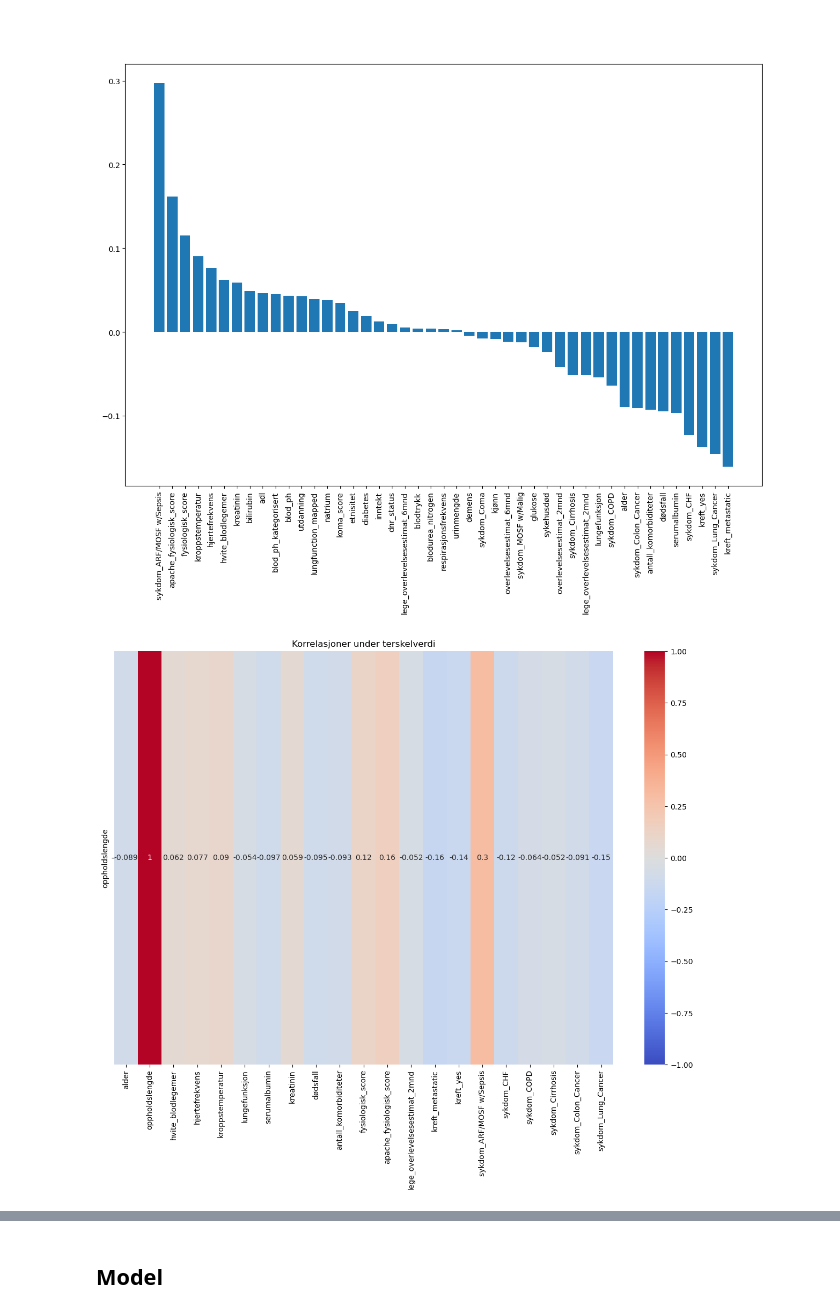
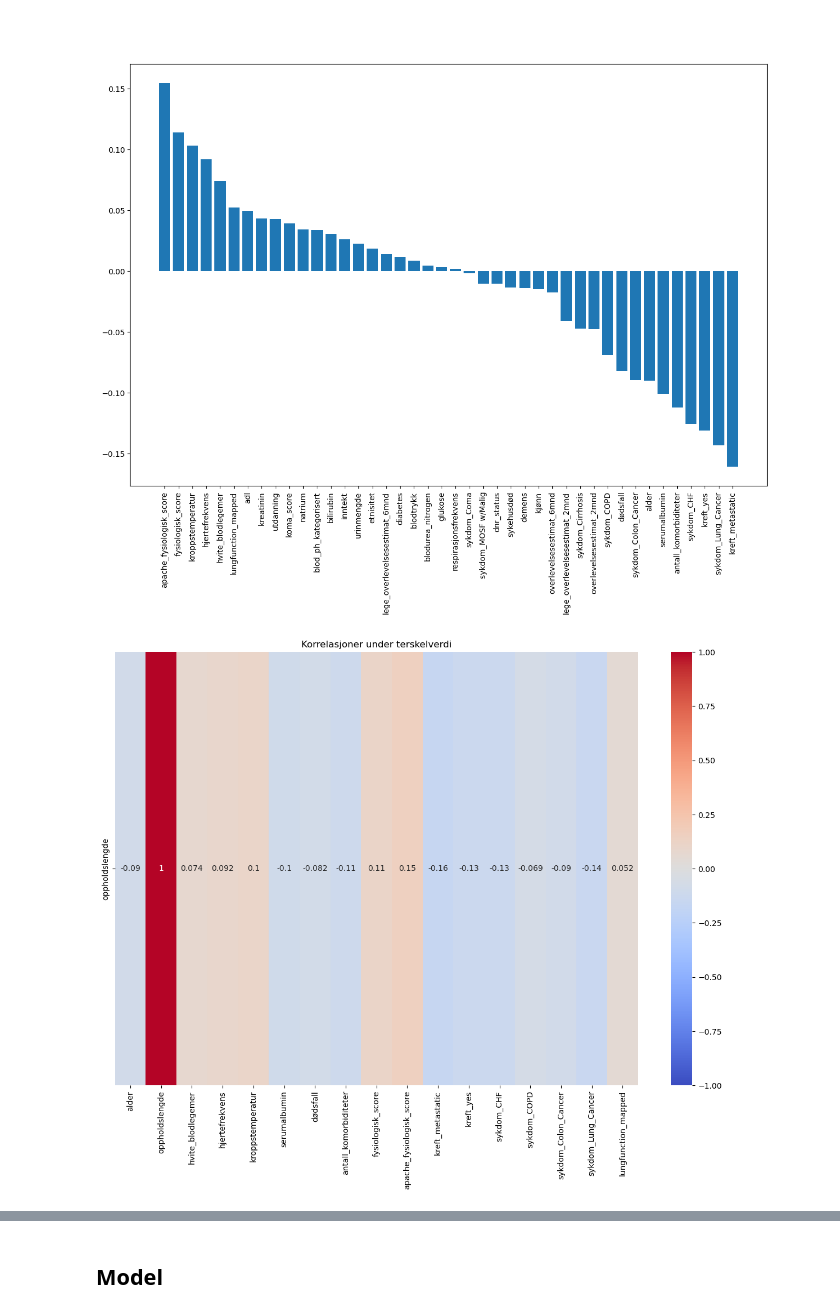
Before and after one commit to asfag4191/Predicted-hospital-stay, a Jupyter notebook: Preperation.ipynb, the cells around one changed output, grey strips where cells are left out. Cells and saved outputs as stored; diff of their text form; code cells hidden in the pictures.

```diff
--- a/Preperation.ipynb
+++ b/Preperation.ipynb
@@ -37,7 +57,7 @@ income_mapping= {
 }
 df_demographic['inntekt']=df_demographic['inntekt'].map(income_mapping)
 df_demographic=df_demographic.replace({True:1, False:0}) #gjør om boolean til numerisk verdi.
-df_demographic['alder'] = df_demographic['alder'].apply(lambda x : x if x > 0 else 0) #sette eventuell negativ alder til NaN
-df_demographic
+df_demographic['alder'] = df_demographic['alder'].apply(lambda x: x if x > 0 else np.nan)
+df_demographic.isnull().sum()
 # %% [output]
 Downcasting behavior in `replace` is deprecated and will be removed in a future version. To retain the old behavior, explicitly call `result.infer_objects(copy=False)`. To opt-in to the future behavio ...
@@ -125,5 +166,10 @@ df_severity['dnr_status'] = df_severity['dnr_status'].astype(float)
 # %%
-df_severity= pd.get_dummies(df_severity, columns=['sykdom_underkategori']) #gjør om til dummy variabler
+encoder = OneHotEncoder(sparse_output=False, drop='first')
+encoded_data=encoder.fit_transform(df_severity[['sykdom_underkategori']])
+encoded_columns = pd.DataFrame(encoded_data, columns=encoder.get_feature_names_out(['sykdom_underkategori']))
+df_severity = pd.concat([df_severity, encoded_columns], axis=1)
+df_severity.drop(['sykdom_underkategori'], axis=1, inplace=True)
+
 df_severity.head()
 # %% [output]
 |  | pasient_id | dødsfall | antall_komorbiditeter | koma_score | fysiologisk_score | apache_fysiologisk_score | ... |
@@ -176,6 +222,6 @@ severity_mapping = {'Severe': 3, 'Moderate': 2, 'Mild': 1, 'Normal': 0}
 df['lungfunction_mapped']=pd.cut(df['lungefunksjon'], bins=bins, labels=labels, right=False).map(severity_mapping)
 
 #Fjerner den orginale kolonnen 'lungefunksjon'
-df.drop(columns=['lungefunksjon'])
-df
+df.drop(columns=['lungefunksjon'], inplace=True)
+df.columns
 # %% [output]
@@ -201,6 +254,8 @@ df
 df['blod_ph_kategorisert'] = pd.cut(df['blod_ph'],
                                     bins=[-float('inf'),7.35,7.45,float('inf')],
                                     labels=[-1,0,1])
+df.drop(columns=['blod_ph'], inplace=True)
+
 df.head()
 # %% [output]
 |  | alder | utdanning | inntekt | kjønn | etnisitet | sykehusdød | oppholdslengde | blodtrykk | ... |
@@ -397,18 +421,18 @@ for col in train_df.columns:
 # %% [markdown]
 #
 # %%
-correlation=train_df.corr()
+correlation=df.corr()
 corr_target=correlation['oppholdslengde'].sort_values(ascending=False)
 corr_target.drop('oppholdslengde', inplace=True)
 
 plt.figure(figsize=(15,10))
 plt.bar(corr_target.index, corr_target.values)
 plt.xticks(rotation=90)
 
 
 plt.show()
 # %% [output]
-[figure, old version]
+[figure, new version]
 # %%
 oppholslengde_corr=correlation['oppholdslengde']
 threshold=0.05
@@ -420,7 +444,7 @@ sns.heatmap(high_corr.to_frame().T, annot=True, cmap='coolwarm',vmin=-1,vmax=1,c
 plt.title('Korrelasjoner under terskelverdi')
 plt.show()
 # %% [output]
-[figure, old version]
+[figure, new version]
 # %%
 # Litt dprlig å bruke korrelasjon når vi har binære og kontinuerlige variabler, men lar den stå for nå.
 # Den fanger opp linær antagelse, og sammenheng mellom to variabler.
```
Also changed, not shown: parts of 29 cells of this notebook, 2 other files.
